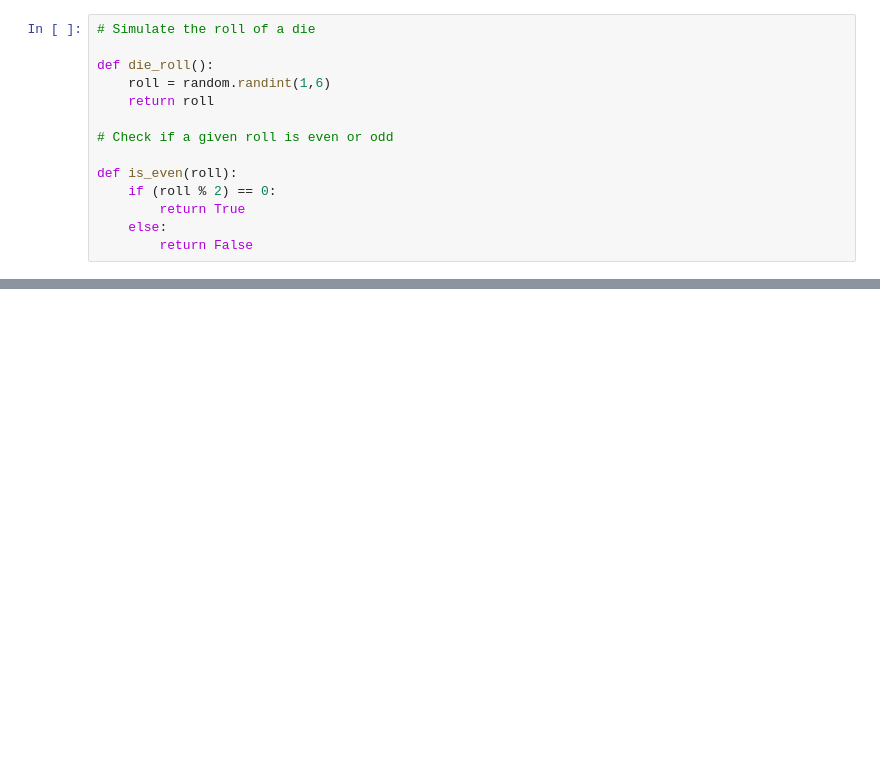
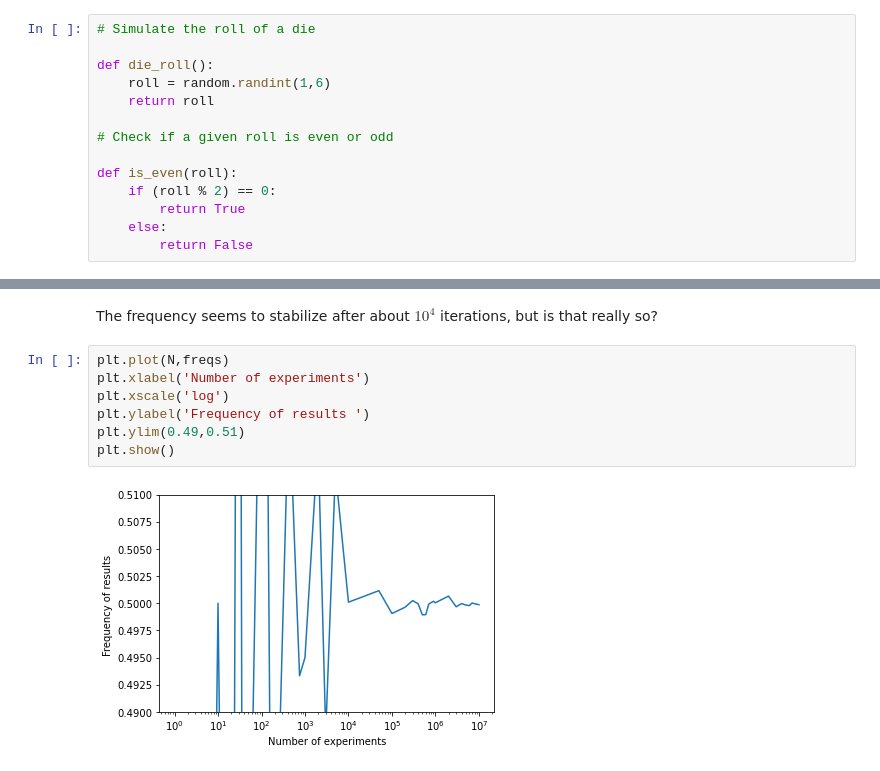
Before and after one commit to vischia/statex, a Jupyter notebook: frequencyRatio.ipynb, the cells around one changed output, grey strips where cells are left out. Drawn from its saved outputs; the diff is of its cells as text; blank space fills up the shorter version.

```diff
--- a/frequencyRatio.ipynb
+++ b/frequencyRatio.ipynb
@@ -48,0 +49,11 @@ plt.show()
+# %% [markdown]
+The frequency seems to stabilize after about $10^4$ iterations, but is that really so?
+# %%
+plt.plot(N,freqs)
+plt.xlabel('Number of experiments')
+plt.xscale('log')
+plt.ylabel('Frequency of results ')
+plt.ylim(0.49,0.51)
+plt.show()
+# %% [output]
+[figure, added]
```
Also changed, not shown: parts of 3 cells of this notebook, 1 other file.
